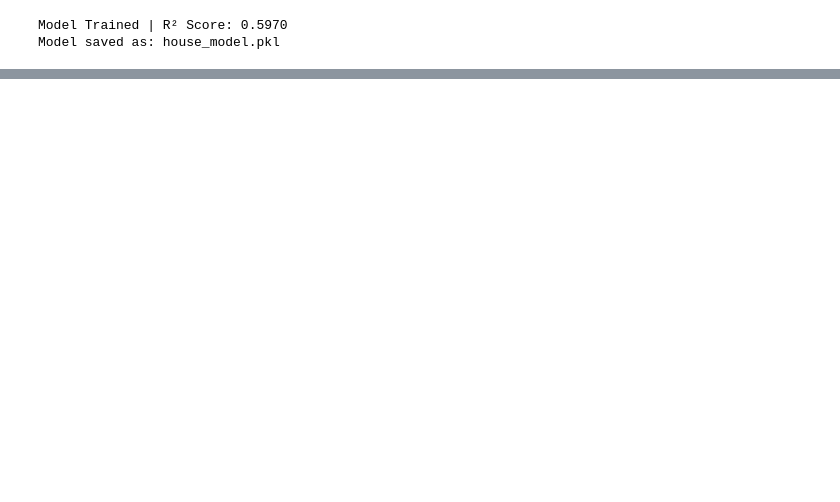
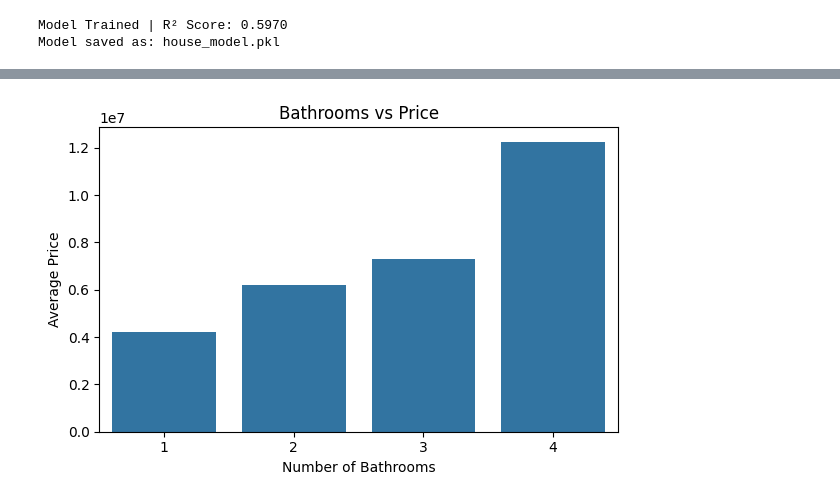
Before and after one commit to abhinandan45/Machine-learning, a Jupyter notebook: train.ipynb, the cells around one changed output, grey strips where cells are left out. Drawn from its saved outputs; the diff is of its cells as text; code cells hidden in the pictures; blank space fills up the shorter version.

```diff
--- a/train.ipynb
+++ b/train.ipynb
@@ -88,0 +78,17 @@ print("✅ All EDA graphs saved in static/")
+# %%
+import matplotlib.pyplot as plt
+import seaborn as sns
+
+ac_vs_br = df.groupby("bathrooms")["price"].mean()
+
+plt.figure(figsize=(6, 4))
+sns.barplot(x=ac_vs_br.index, y=ac_vs_br.values)
+plt.xlabel("Number of Bathrooms")
+plt.ylabel("Average Price")
+plt.title("Bathrooms vs Price")
+plt.tight_layout()
+
+plt.savefig("static/bathrooms_vs_price.png")
+plt.show()
+# %% [output]
+[figure, added]
```
Also changed, not shown: parts of 7 cells of this notebook, 7 other files.
